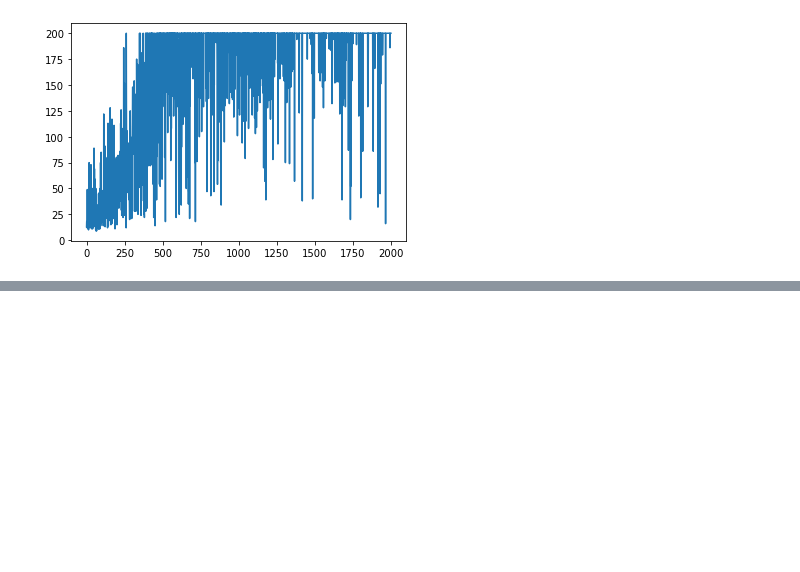
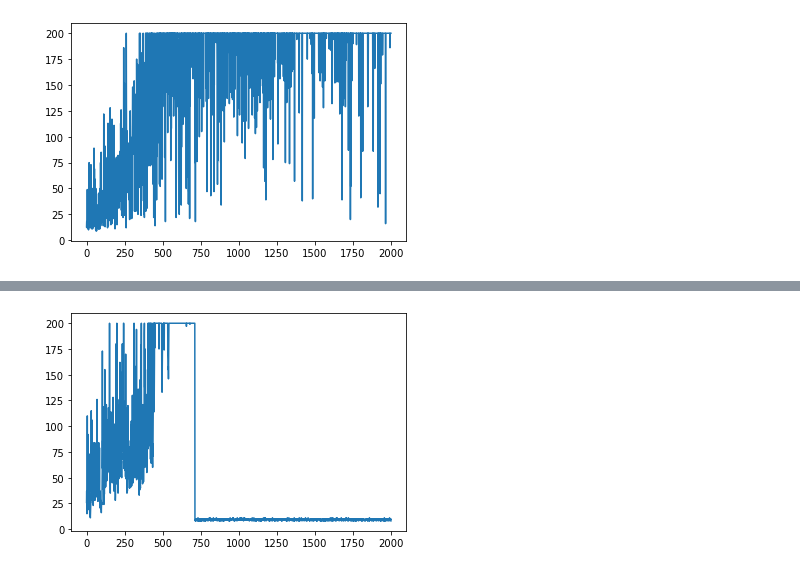
Before and after one commit to RalfKellner/Learning-RL, a Jupyter notebook: openaigym_random_examples.ipynb, the cells around one changed output, grey strips where cells are left out. Saved outputs shown, nothing was run; the diff lists cells and outputs as text; code cells hidden in the pictures; blank space fills up the shorter version.

```diff
--- a/openaigym_random_examples.ipynb
+++ b/openaigym_random_examples.ipynb
@@ -211,14 +467,14 @@ class Agent():
 
     def act(self, state):
         state = tf.convert_to_tensor([state])
-        action_probs = tf.nn.softmax(self.policy.call(state))
+        action_probs = tf.nn.softmax(self.policy.network(state))
         return np.random.choice([0, 1], p = action_probs.numpy()[0])
 
     def learn(self, actions, states, rewards, discount_rate):
         with tf.GradientTape() as tape:
             tape.watch(self.policy.network.trainable_variables)
             discounted_rs = discounted_returns(rewards, discount_rate)
-            logits = self.policy.call(np.array(states))
+            logits = self.policy.network(np.array(states))
             labels = np.array(actions)
             neg_log_policy_probs = tf.nn.softmax_cross_entropy_with_logits(logits = logits, labels = labels)
             loss = tf.reduce_mean(neg_log_policy_probs * discounted_rs)
@@ -288,0 +547,82 @@ Iteration: 2000, Average return over the last 30 episodes: 159.3492385786802
+# %%
+import tensorflow as tf
+import numpy as np
+import gym
+import matplotlib.pylab as plt
+
+
+class Network():
+    def __init__(self, input_dim, hidden_dim, output_dim):
+        self.input_dim = input_dim
+        self.hidden_dim = hidden_dim
+        self.output_dim = output_dim
+
+    def generate_network(self):
+        network = tf.keras.Sequential([
+            tf.keras.layers.Dense(self.hidden_dim, activation = 'selu', input_shape = [self.input_dim]),
+            tf.keras.layers.Dense(self.output_dim, activation = 'linear')
+        ])
+        return network
+
+class Agent():
+    def __init__(self, input_dim, hidden_dim, output_dim, lr_a, lr_c):
+        self.actor_network = Network(input_dim, hidden_dim, output_dim).generate_network()
+        self.critic_network = Network(input_dim, hidden_dim, 1).generate_network()
+        self.optimizer_actor = tf.keras.optimizers.Adam(learning_rate = lr_a)
+        self.optimizer_critic = tf.keras.optimizers.Adam(learning_rate = lr_c)
+
+
+    def act(self, state):
+        state = tf.convert_to_tensor([state])
+        action_probs = tf.nn.softmax(self.actor_network(state))
+        return np.random.choice([0, 1], p = action_probs.numpy()[0])
+
+
+env = gym.make('CartPole-v0')
+
+agent = Agent(4, 10, 2, 0.01, 0.01)
+sum_rewards = []
+
+for t in range(2000):
+    state = env.reset()
+    done = False
+    sum_reward = 0.0
+    while not done:
+        action = agent.act(state)
+        next_state, reward, done, info = env.step(action)
+        sum_reward += reward
+        reward = reward if not done else -5.0
+        action_one_hot = np.zeros(2)
+        action_one_hot[action] = 1.0
+
+        #update the actor network
+        with tf.GradientTape() as tape:
+            tape.watch(agent.actor_network.trainable_variables)
+            #calculate negative log of actor probability
+            logits = agent.actor_network(tf.convert_to_tensor([state]))
+            neg_log_prob = tf.nn.softmax_cross_entropy_with_logits(logits = logits, labels = action_one_hot)
+            if done:
+                target = reward
+            else:
+                target = reward + agent.critic_network(tf.convert_to_tensor([next_state])).numpy()[0]
+            return_ = target - agent.critic_network(tf.convert_to_tensor([state])).numpy()[0]
+            policy_loss = neg_log_prob * return_
+
+        agent.optimizer_actor.minimize(policy_loss, agent.actor_network.trainable_variables, tape = tape)
+
+        #update the critic network
+        with tf.GradientTape() as tape:
+            tape.watch(agent.critic_network.trainable_variables)
+            critic_loss = tf.reduce_mean(tf.square((reward + agent.critic_network(tf.convert_to_tensor([next_state]))) - agent.critic_network(tf.convert_to_tensor([state]))))
+
+        agent.optimizer_critic.minimize(critic_loss, agent.critic_network.trainable_variables, tape = tape)
+
+        state = next_state
+
+    sum_rewards.append(sum_reward)
+    if (t+1) % 50 == 0:
+        print(f'Iteration: {t+1}, Average return over the last 30 episodes: {np.mean(sum_rewards[:-30]):.2f}')
+
+plt.plot(sum_rewards)
+plt.show()
+# %% [output]
@@ -288,0 +646 @@ Iteration: 2000, Average return over the last 30 episodes: 159.3492385786802
+[figure, added]
```
Also changed, not shown: parts of 8 cells of this notebook.
